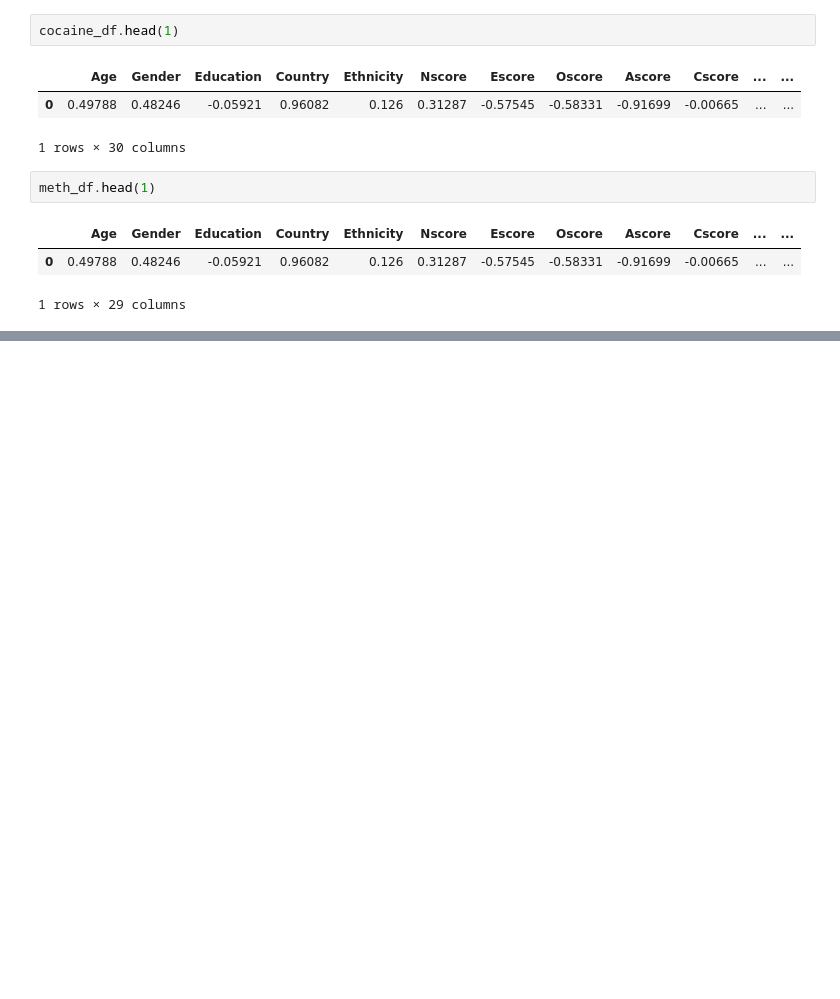
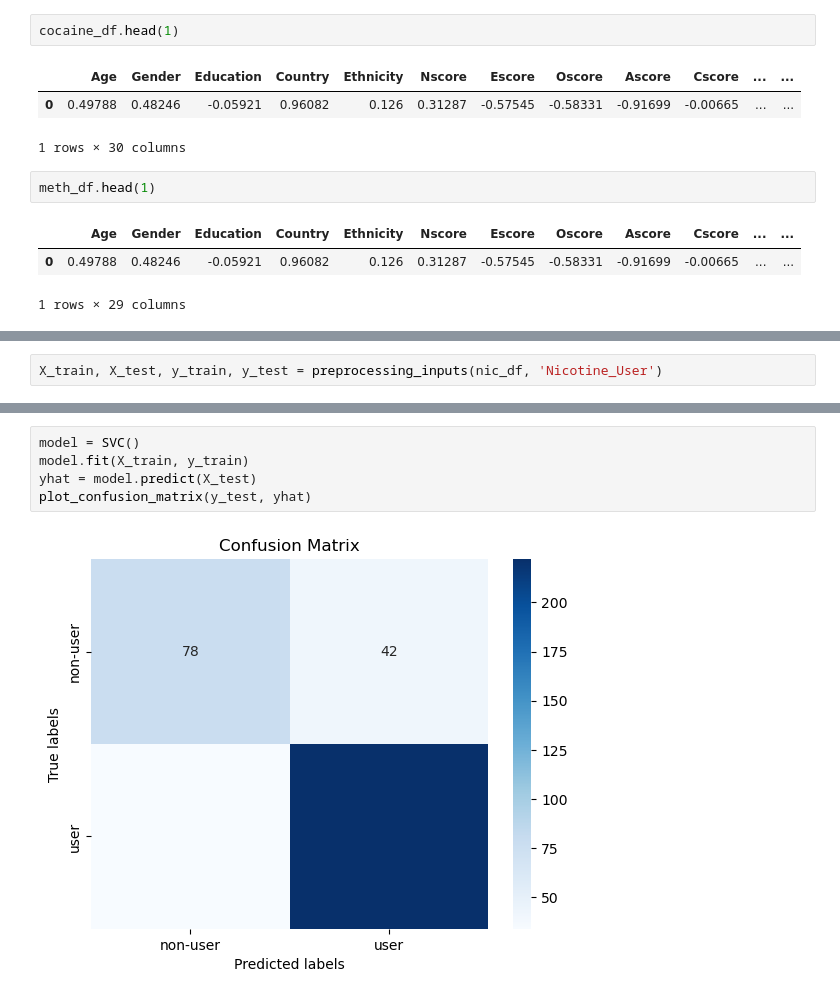
Before and after one commit to Sevinj-joy/DrugConsumption, a Jupyter notebook: drug_consumption.ipynb, the cells around one changed output, grey strips where cells are left out. Cells and saved outputs as stored; diff of their text form; blank space fills up the shorter version.

```diff
--- a/drug_consumption.ipynb
+++ b/drug_consumption.ipynb
@@ -364,0 +420,2 @@ Random Forest Classifier F1-Score: 0.57353
+# %%
+X_train, X_test, y_train, y_test = preprocessing_inputs(nic_df, 'Nicotine_User')
@@ -364,0 +455,7 @@ Random Forest Classifier F1-Score: 0.57353
+# %%
+model = SVC()
+model.fit(X_train, y_train)
+yhat = model.predict(X_test)
+plot_confusion_matrix(y_test, yhat)
+# %% [output]
+[figure, added]
```
Also changed, not shown: parts of 41 cells of this notebook.
